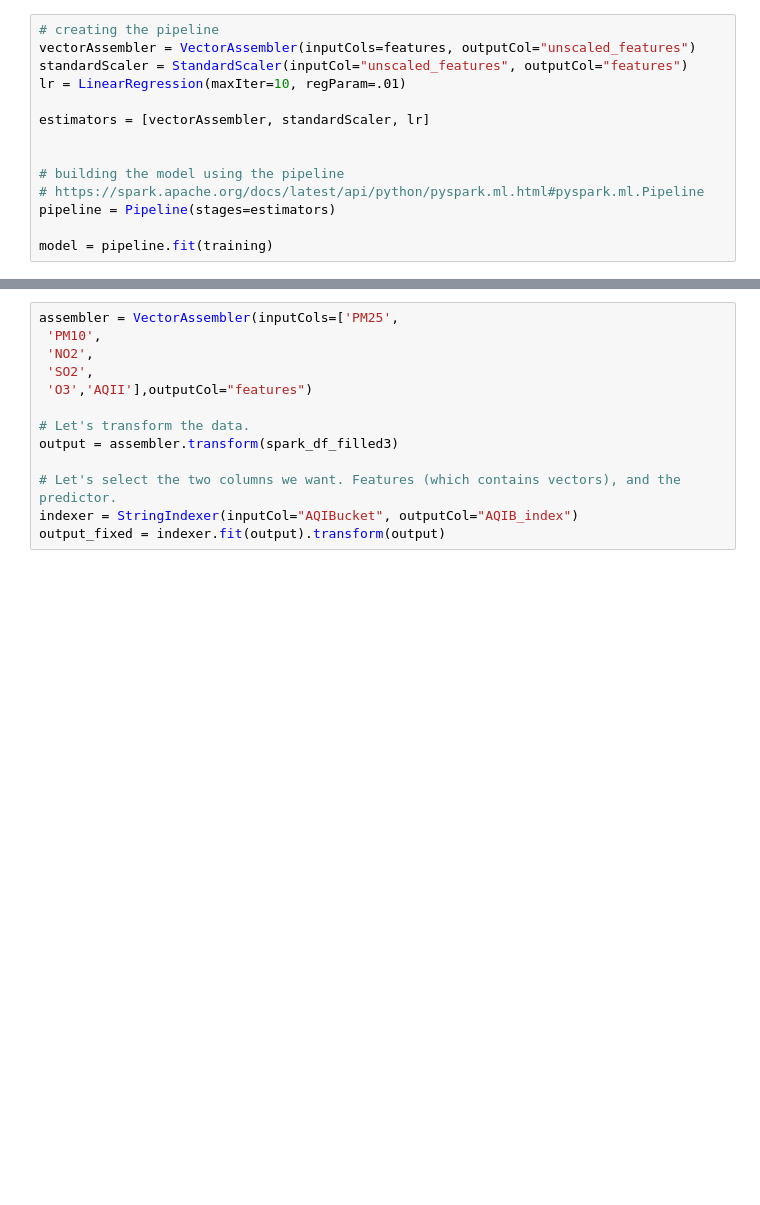
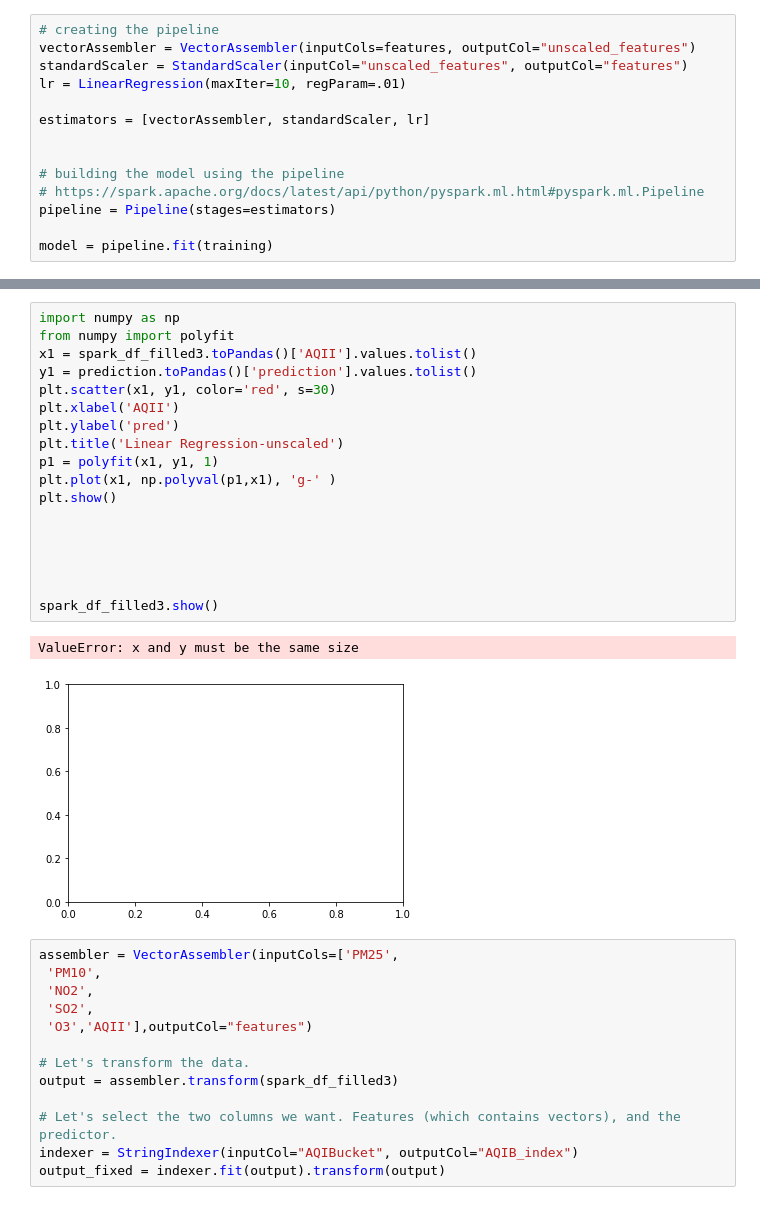
Before and after one commit to srimathi-sreevathsan/aws-722-copy, a Jupyter notebook: Spark DataFrame - Basics.ipynb, the cells around one changed output, grey strips where cells are left out. Drawn from its saved outputs; the diff is of its cells as text; blank space fills up the shorter version.

```diff
--- a/Spark DataFrame - Basics.ipynb
+++ b/Spark DataFrame - Basics.ipynb
@@ -2150,3 +2117,24 @@ only showing top 20 rows
+# %%
+import numpy as np
+from numpy import polyfit
+x1 = spark_df_filled3.toPandas()['AQII'].values.tolist()
+y1 = prediction.toPandas()['prediction'].values.tolist()
+plt.scatter(x1, y1, color='red', s=30)
+plt.xlabel('AQII')
+plt.ylabel('pred')
+plt.title('Linear Regression-unscaled')
+p1 = polyfit(x1, y1, 1)
+plt.plot(x1, np.polyval(p1,x1), 'g-' )
+plt.show()
+
+
+
+
+
+spark_df_filled3.show()
+# %% [output]
+ValueError: x and y must be the same size
+[figure, added]
 # %%
 assembler = VectorAssembler(inputCols=['PM25',
  'PM10',
```
Also changed, not shown: parts of 45 cells of this notebook.
